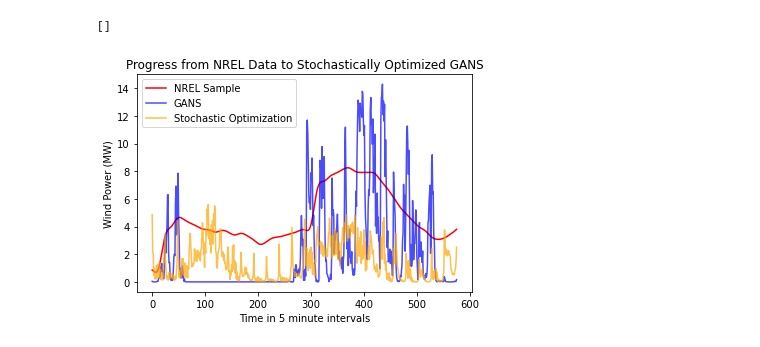
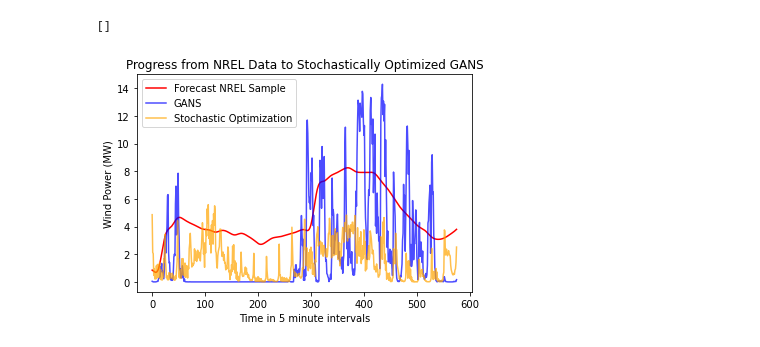
Before and after one commit to titusquah/hal9000, a Jupyter notebook: Jack's Code/GANS_graph.ipynb, the cells around one changed output. Drawn from its saved outputs; the diff is of its cells as text; code cells hidden in the pictures.

```diff
--- a/Jack's Code/GANS_graph.ipynb
+++ b/Jack's Code/GANS_graph.ipynb
@@ -14,20 +14,20 @@ dfn = dfn.dropna()
 # %%
 i = 10
 y_real = np.array(df.iloc[i,:])
 x = np.arange(0,len(y_real))
 
 y_gans = np.array(df5.iloc[i,:])
 
 y_opti = np.array(dfn.iloc[i,:])
 
-plt.plot(x,y_real, label='NREL Sample', color='red', alpha=1)
+plt.plot(x,y_real, label='Forecast NREL Sample', color='red', alpha=1)
 plt.plot(x,y_gans, label='GANS', color='blue', alpha=0.7)
 plt.plot(x,y_opti, label='Stochastic Optimization',color='orange', alpha=0.7)
 plt.legend()
 plt.title('Progress from NREL Data to Stochastically Optimized GANS')
 plt.xlabel('Time in 5 minute intervals')
 plt.ylabel('Wind Power (MW)')
 plt.plot()
 # %% [output]
 []
-[figure, old version]
+[figure, new version]
```
Also changed, not shown: parts of 3 cells of this notebook, 1 other file.
